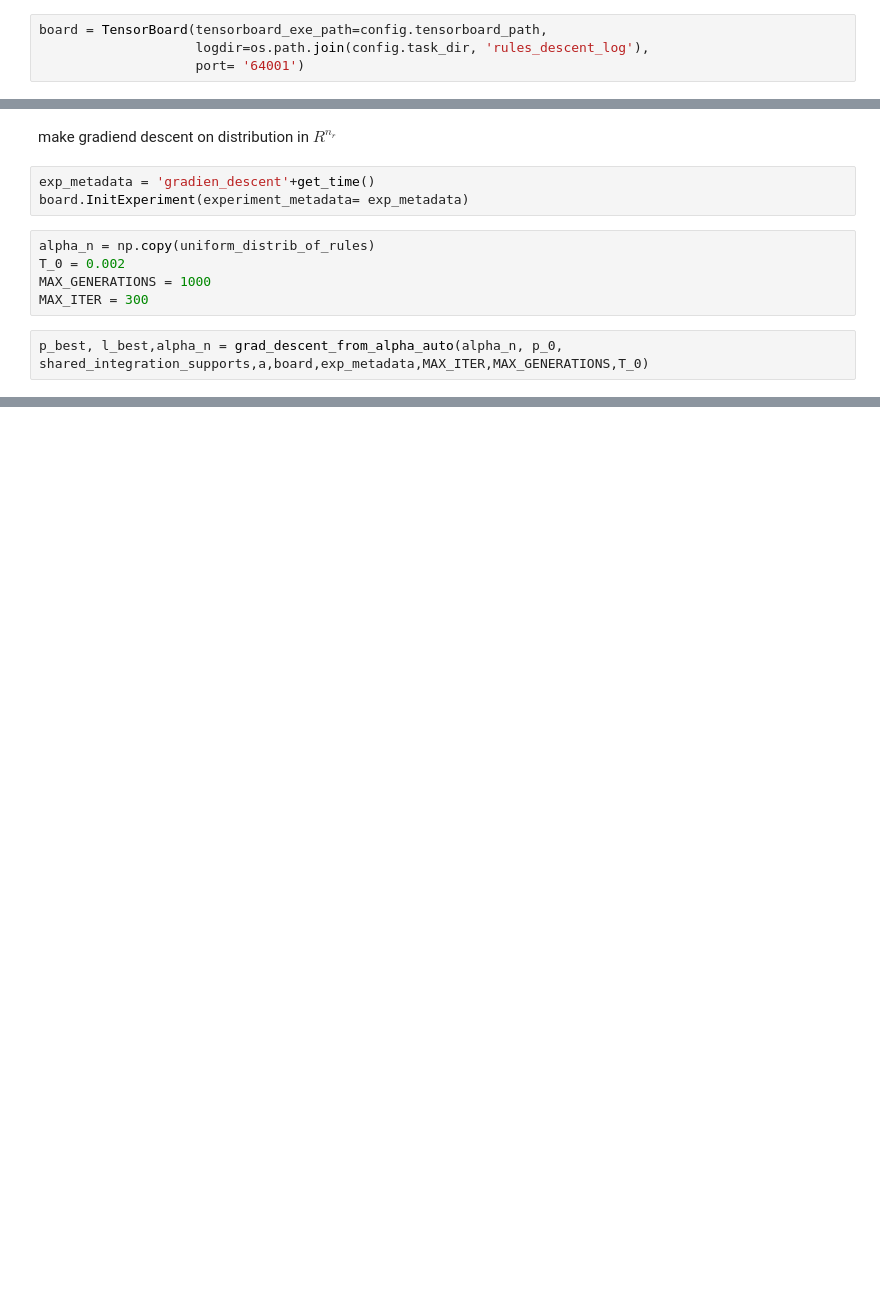
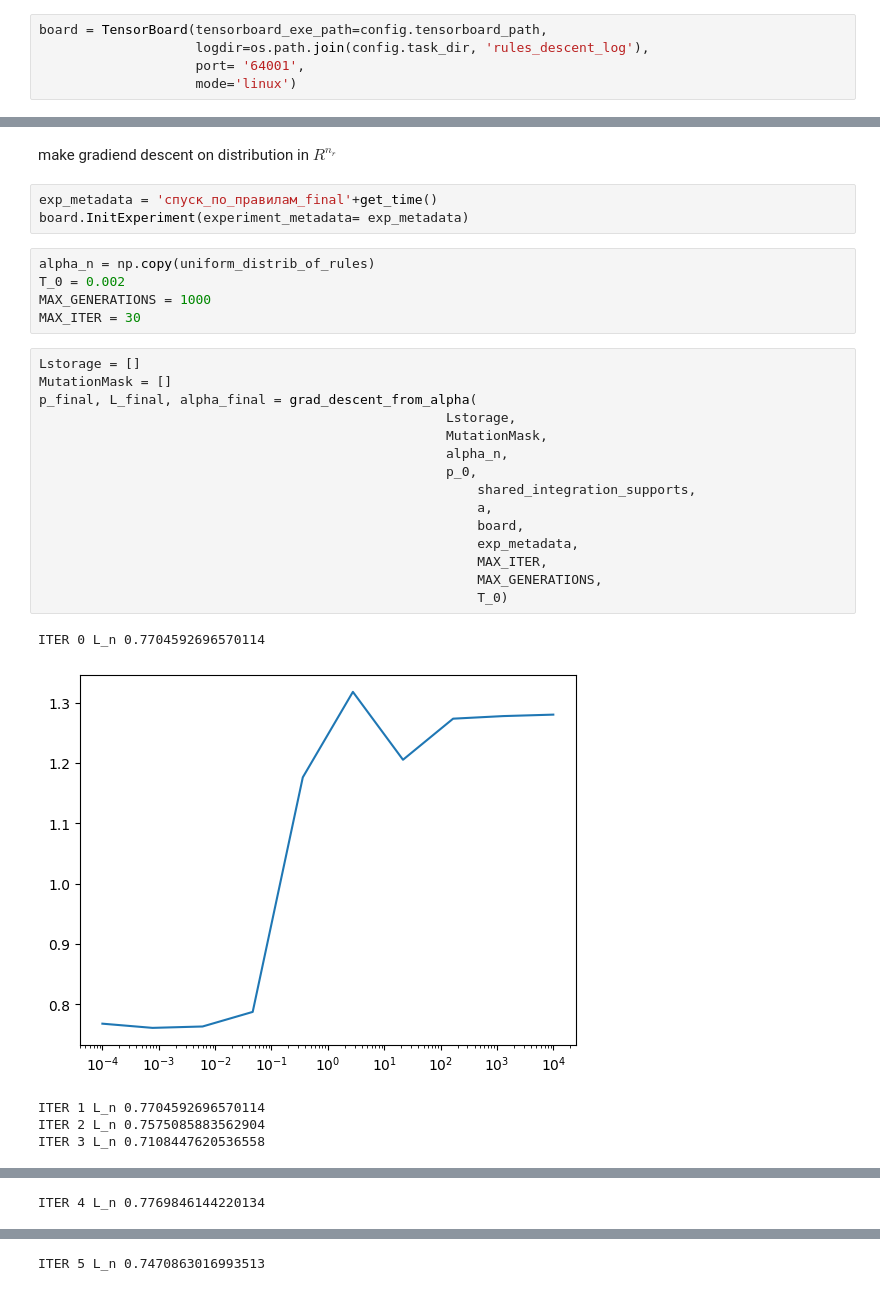
Before and after one commit to RepnikovPavel/lab_2023_controller, a Jupyter notebook: descent_in_distrib_of_rules.ipynb, the cells around one changed output, grey strips where cells are left out. Cells and saved outputs as stored; diff of their text form; blank space fills up the shorter version.

```diff
--- a/descent_in_distrib_of_rules.ipynb
+++ b/descent_in_distrib_of_rules.ipynb
@@ -273,4 +301,5 @@ def approx_equal(x1,x2,precision):
 # %%
 board = TensorBoard(tensorboard_exe_path=config.tensorboard_path,
                     logdir=os.path.join(config.task_dir, 'rules_descent_log'),
-                    port= '64001')
+                    port= '64001',
+                    mode='linux')
@@ -300,12 +351,31 @@ p_0 = all_p[p_0_pos]
 # %% [markdown]
 make gradiend descent on distribution in $R^{n_{r}}$
 # %%
-exp_metadata = 'gradien_descent'+get_time()
+exp_metadata = 'спуск_по_правилам_final'+get_time()
 board.InitExperiment(experiment_metadata= exp_metadata)
 # %%
 alpha_n = np.copy(uniform_distrib_of_rules)
 T_0 = 0.002
 MAX_GENERATIONS = 1000
-MAX_ITER = 300
+MAX_ITER = 30
 # %%
-p_best, l_best,alpha_n = grad_descent_from_alpha_auto(alpha_n, p_0, shared_integration_supports,a,board,exp_metadata,MAX_ITER,MAX_GENERATIONS,T_0)
+Lstorage = []
+MutationMask = []
+p_final, L_final, alpha_final = grad_descent_from_alpha(
+                                                    Lstorage,
+                                                    MutationMask,
+                                                    alpha_n,
+                                                    p_0,
+                                                        shared_integration_supports,
+                                                        a,
+                                                        board,
+                                                        exp_metadata,
+                                                        MAX_ITER,
+                                                        MAX_GENERATIONS,
+                                                        T_0)
+# %% [output]
+ITER 0 L_n 0.7704592696570114
+[figure, added]
+ITER 1 L_n 0.7704592696570114
+ITER 2 L_n 0.7575085883562904
+ITER 3 L_n 0.7108447620536558
@@ -311,0 +383 @@ p_best, l_best,alpha_n = grad_descent_from_alpha_auto(alpha_n, p_0, shared_integ
+ITER 4 L_n 0.7769846144220134
@@ -311,0 +385 @@ p_best, l_best,alpha_n = grad_descent_from_alpha_auto(alpha_n, p_0, shared_integ
+ITER 5 L_n 0.7470863016993513
```
Also changed, not shown: parts of 12 cells of this notebook, 6 other files.
